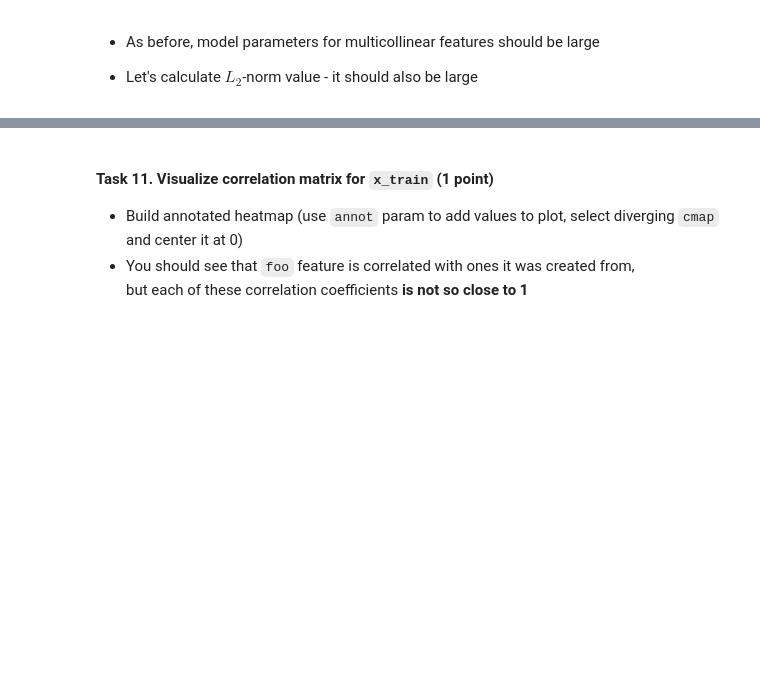
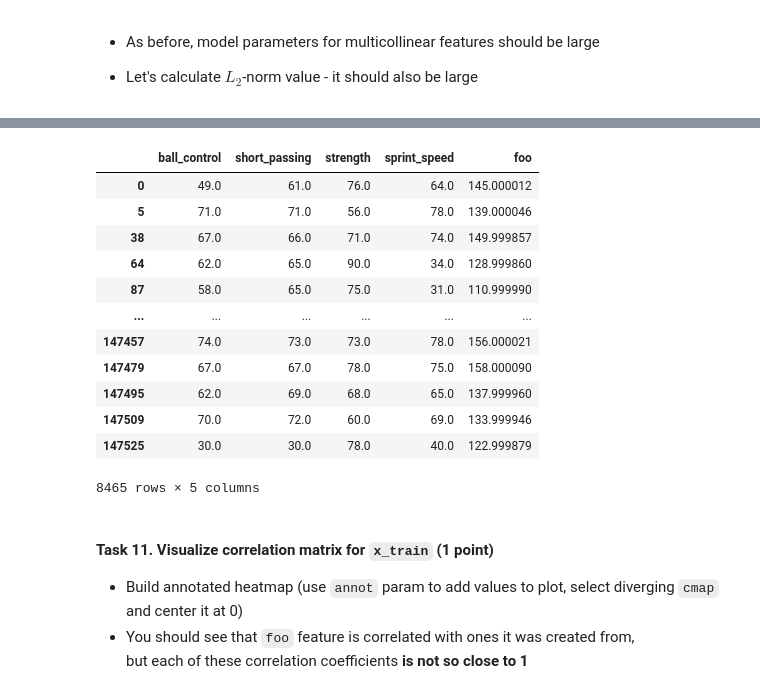
Before and after one commit to tanyashagova/ml_homework_linear_regression, a Jupyter notebook: linear_regression.ipynb, the cells around one changed output, grey strips where cells are left out. Cells and saved outputs as stored; diff of their text form; code cells hidden in the pictures; blank space fills up the shorter version.

```diff
--- a/linear_regression.ipynb
+++ b/linear_regression.ipynb
@@ -1517,3 +1517,19 @@ l2_norm(model.coef_)
+# %%
+x_train
+# %% [output]
+|  | ball_control | short_passing | strength | sprint_speed | foo |
+| 0 | 49.0 | 61.0 | 76.0 | 64.0 | 145.000012 |
+| 5 | 71.0 | 71.0 | 56.0 | 78.0 | 139.000046 |
+| 38 | 67.0 | 66.0 | 71.0 | 74.0 | 149.999857 |
+| 64 | 62.0 | 65.0 | 90.0 | 34.0 | 128.999860 |
+| 87 | 58.0 | 65.0 | 75.0 | 31.0 | 110.999990 |
+| ... | ... | ... | ... | ... | ... |
+| 147457 | 74.0 | 73.0 | 73.0 | 78.0 | 156.000021 |
+| 147479 | 67.0 | 67.0 | 78.0 | 75.0 | 158.000090 |
+| 147495 | 62.0 | 69.0 | 68.0 | 65.0 | 137.999960 |
+| 147509 | 70.0 | 72.0 | 60.0 | 69.0 | 133.999946 |
+| 147525 | 30.0 | 30.0 | 78.0 | 40.0 | 122.999879 |
+8465 rows × 5 columns
 # %% [markdown]
 #### Task 11. Visualize correlation matrix for `x_train`  (1 point)
 * Build annotated heatmap (use `annot` param to add values to plot, select diverging `cmap` and center it at 0)
```
Also changed, not shown: parts of 31 cells of this notebook.
